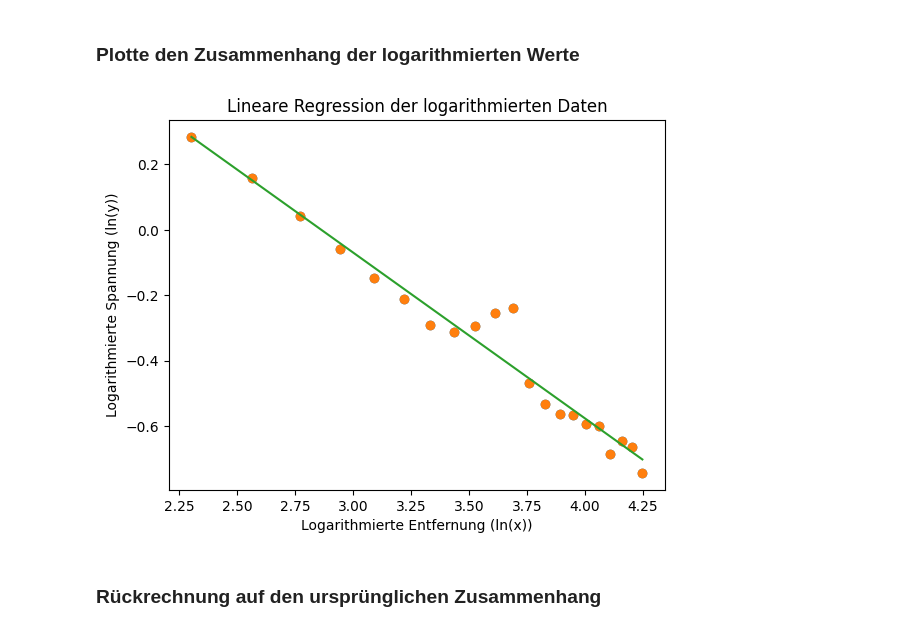
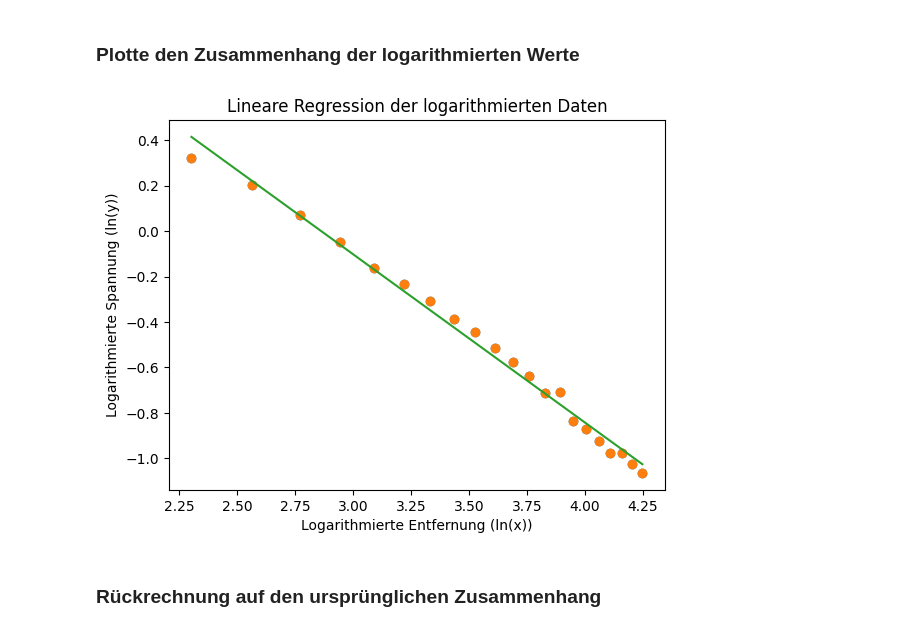
Before and after one commit to hermandi21/SignaleSystemeSensoren, a Jupyter notebook: Aufgabe01/aufgabe1.ipynb, the cells around one changed output. Drawn from its saved outputs; the diff is of its cells as text; code cells hidden in the pictures.

```diff
--- a/Aufgabe01/aufgabe1.ipynb
+++ b/Aufgabe01/aufgabe1.ipynb
@@ -71,27 +72,27 @@ def linear_regression(x, y):
 # %% [markdown]
 ### Plotte den Zusammenhang der logarithmierten Werte
 # %%
-measurements = read('aufgabe1-messungen')
+measurements = read('/home/hermandi/Schreibtisch/hochschule/AIN3.1/SSS/githubSSS/Aufgabe01/Messungen/')
 log_distances = np.log(np.arange(10, 73, 3))
 log_measurements_mean = np.log([m.mean() for m in measurements])
 
 # Plot der logarithmierten Daten
 plt.figure()
 plt.plot(log_distances, log_measurements_mean, 'o', label="Logarithmierte Messwerte")
 plt.xlabel('Logarithmierte Entfernung (ln(x))')
 plt.ylabel('Logarithmierte Spannung (ln(y))')
 plt.title('Logarithmierte Messwerte')
 
 # Plot der Ausgleichsgeraden
 a, b = linear_regression(log_distances, log_measurements_mean)
 plt.plot(log_distances, log_measurements_mean, 'o', label="Logarithmierte Messwerte")
 plt.plot(log_distances, a * log_distances + b, '-', label="Ausgleichsgerade")
 plt.xlabel('Logarithmierte Entfernung (ln(x))')
 plt.ylabel('Logarithmierte Spannung (ln(y))')
 plt.title('Lineare Regression der logarithmierten Daten')
 plt.show()
 # %% [output]
-[figure, old version]
+[figure, new version]
 # %% [markdown]
 ### Rückrechnung auf den ursprünglichen Zusammenhang
 # %%
```
Also changed, not shown: parts of 4 cells of this notebook, 2 other files.
